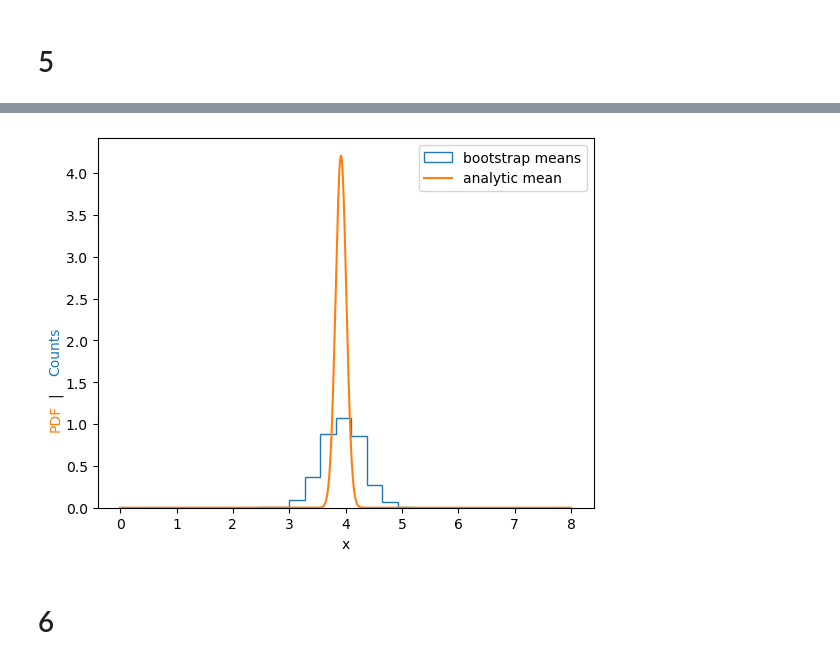
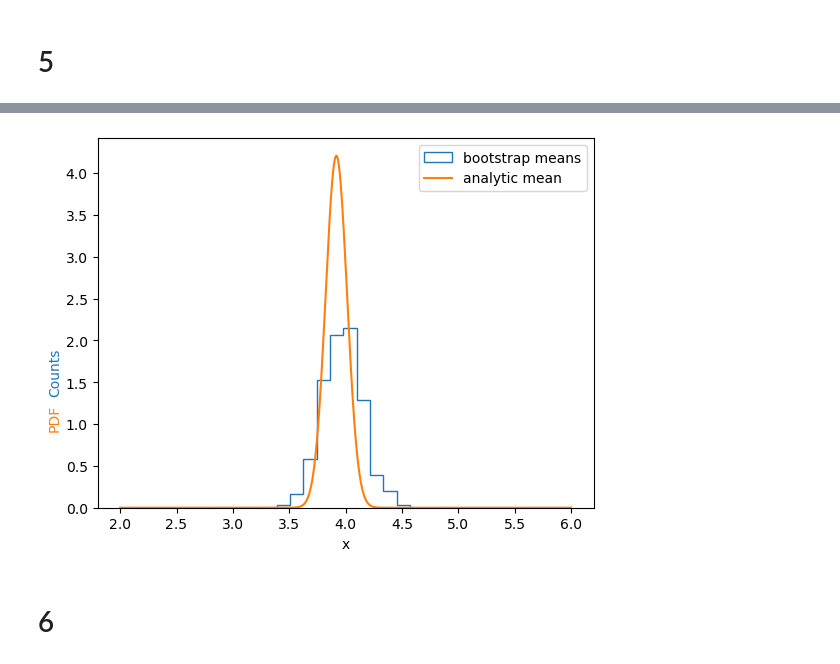
Before and after one commit to VanderbiltAstronomy/astr_8070_s24, a Jupyter notebook: coursework/student_folders/levi_schult/hws/vu_astr8070_s24_hw3.ipynb, the cells around one changed output, grey strips where cells are left out. Cells and saved outputs as stored; diff of their text form; code cells hidden in the pictures.

```diff
--- a/coursework/student_folders/levi_schult/hws/vu_astr8070_s24_hw3.ipynb
+++ b/coursework/student_folders/levi_schult/hws/vu_astr8070_s24_hw3.ipynb
@@ -130,5 +116,5 @@ chisq(0, .1, data[:, 0], data[:, 1], plot=True)
 # %%
-chisq_heterodata = lambda modelguess: chisq(modelguess[0], modelguess[1],
-                                                  data=data[:, 0], uncert=data[:, 1])
-modelguess0 = [100, 1]
-bestfitmodel = optimize.fmin(chisq_heterodata, modelguess0)
+neglnlik_heterodata = lambda modelguess: neglnlik(modelguess, data=data[:, 0],
+                                            uncert=data[:, 1])
+modelguess0 = 3
+mean_MLE = optimize.fmin(neglnlik_heterodata, modelguess0)
@@ -224,19 +239,19 @@ def bts_optimizer(bootstraps, fn_name='hetgauss'):
     # LSS handling hetgauss modeling
     if fn_name=='hetgauss':
         realzns = bootstraps.shape[0]
-        bootstrap_mu_sigma = np.zeros(shape=(realzns, 2))
+        bootstrap_mu_sigma = np.zeros(shape=(realzns))
         # LSS iterate over realizations
         for iter in range(realzns):
             # LSS create lambda function that calls the right dataset
-            chisq_heterodata = lambda modelguess: chisq(modelguess[0],
-                                                           modelguess[1],
-                                                        data=bootstraps[iter, :, 0],
-                                                        uncert=bootstraps[iter, :, 1])
-            modelguess0 = [100, 1]
+            neglnlik_heterodata = lambda modelguess: neglnlik(modelguess,
+                                                              data=bootstraps[iter, :, 0],
+                                                              uncert=bootstraps[iter, :, 1])
+            modelguess0 = 3
             # LSS optimize
-            bestfitmodel = optimize.fmin(chisq_heterodata, modelguess0)
+            mean_MLE = optimize.fmin(neglnlik_heterodata, modelguess0);
+
             # LSS save min chisq values
-            bootstrap_mu_sigma[iter, :] = bestfitmodel
+            bootstrap_mu_sigma[iter] = mean_MLE
 
         bootstrap_params = bootstrap_mu_sigma
 
@@ -274,18 +324,19 @@ def multicolor_ylabel(ax,list_of_strings,list_of_colors,axis='x',anchorpad=0,**k
         ax.add_artist(anchored_ybox)
 # %%
 # LSS nice comparison plot
-xgrid = np.linspace(0, 8, 1000)
+xgrid = np.linspace(2, 6, 1000)
+normalizepdf = np.sum(scipy.stats.norm(datamean_an, datasigmu_an).pdf(xgrid))
 ax = plt.subplot(111)
-ax.hist(bootstrap_musig[:, 0], density=True, histtype='step', label='bootstrap means')
+ax.hist(bootstrap_musig, density=True, histtype='step', label='bootstrap means', bins=10)
 ax.plot(xgrid, scipy.stats.norm(datamean_an, datasigmu_an).pdf(xgrid), label='analytic mean')
 ax.legend()
 ax.set_xlabel('x')
-multicolor_ylabel(ax, ('PDF', '|', 'Counts'), ('C0', 'k', 'C1'), axis='y')
+multicolor_ylabel(ax, ('PDF', 'Counts'), ('C0', 'C1'), axis='y')
 
 
 #plt.ylabel('PDF', color='C1')
 # %% [output]
-[figure, old version]
+[figure, new version]
 # %% [markdown]
 # 6
 # %% [markdown]
```
Also changed, not shown: parts of 11 cells of this notebook.
